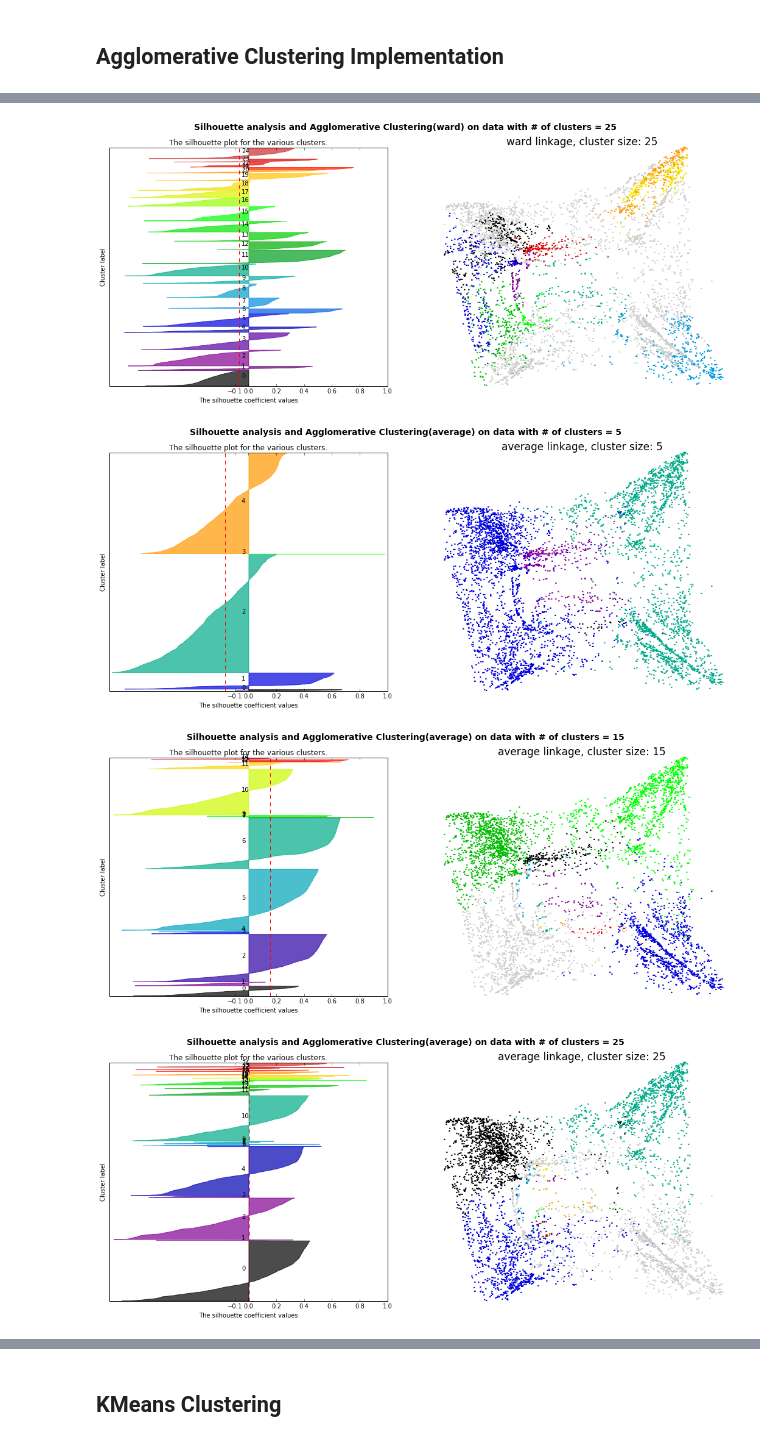
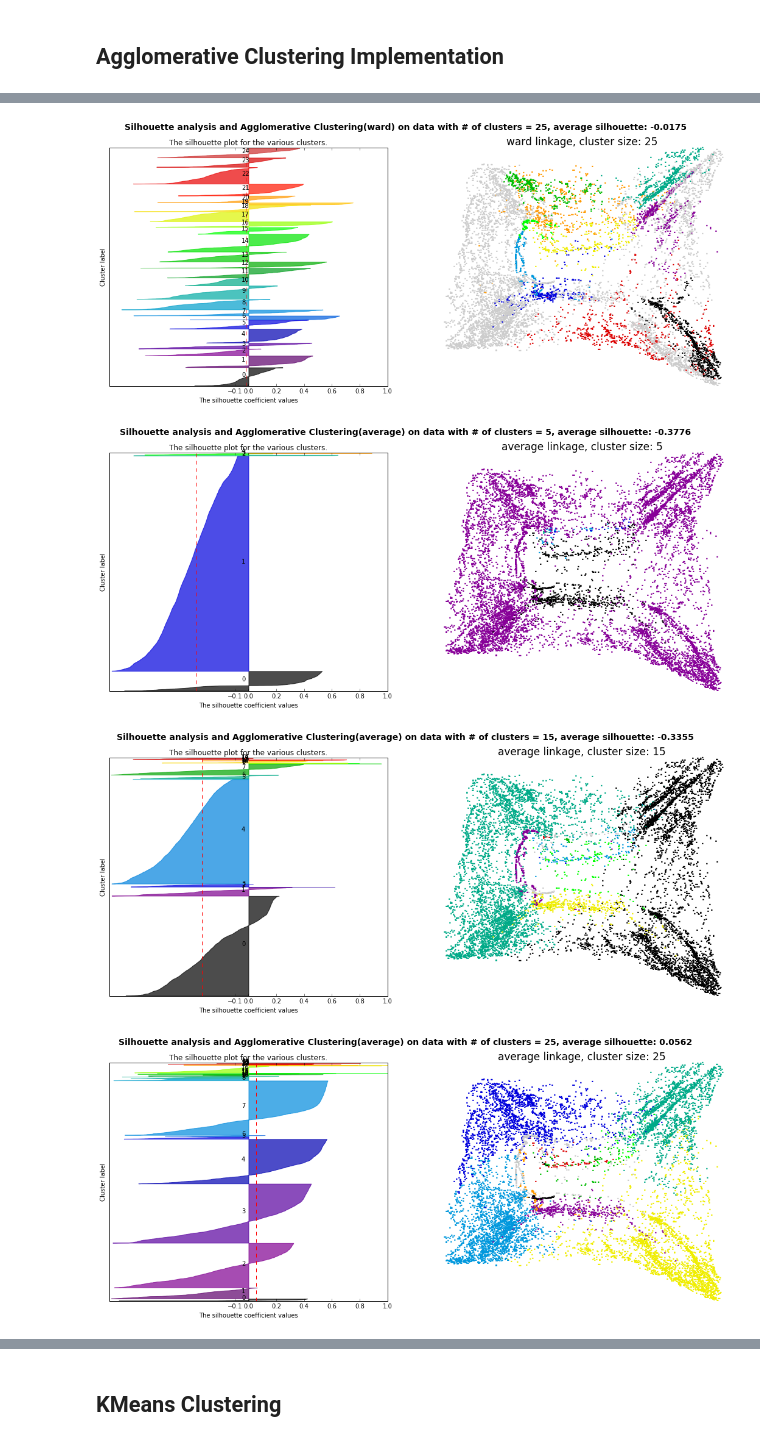
Before and after one commit to mesutgurlek/Arrival-Port-Estimation-for-Maritime-Spatio-Temporal-Streaming-Data, a Jupyter notebook: clustering/Assignment2-Clustering.ipynb, the cells around one changed output, grey strips where cells are left out. Saved outputs shown, nothing was run; the diff lists cells and outputs as text; code cells hidden in the pictures.

Commit message:
Sample count 20 000

```diff
--- a/clustering/Assignment2-Clustering.ipynb
+++ b/clustering/Assignment2-Clustering.ipynb
@@ -32,7 +32,7 @@ from time import time
 # Loading the dataset and random sub-sampling
 
 n = 542153 #number of records in file
-s = 10000 #desired sample size
+s = 20000 #desired sample size
 skip = sorted(random.sample(range(1,n), n-s))
 
 dataset_path  = '../Dataset/training_dataset.csv'
@@ -147,12 +147,10 @@ for linkage in ('ward', 'average', 'complete'):
 
 
         plt.suptitle(("Silhouette analysis and Agglomerative Clustering(%s) on data "
-                      "with # of clusters = %d" % (linkage, cluster_size)),
+                      "with # of clusters = %d, average silhouette: %.4f" % (linkage, cluster_size, silhouette_avg)),
                      fontsize=14, fontweight='bold')
 
         plot_clustering(scaled_features_red, scaled_features, clustering.labels_, ax2, "%s linkage, cluster size: %d" % (linkage, cluster_size))
 
 plt.show()
-
-# TODO: PLOT DENDROGRAM
 # %% [output]
@@ -179,4 +177,4 @@ silhouette average:  -0.188410730596  cluster count:  25
-[figure, old version]
+[figure, new version]
-[figure, old version]
+[figure, new version]
-[figure, old version]
+[figure, new version]
-[figure, old version]
+[figure, new version]
```
Also changed, not shown: parts of 4 cells of this notebook.
